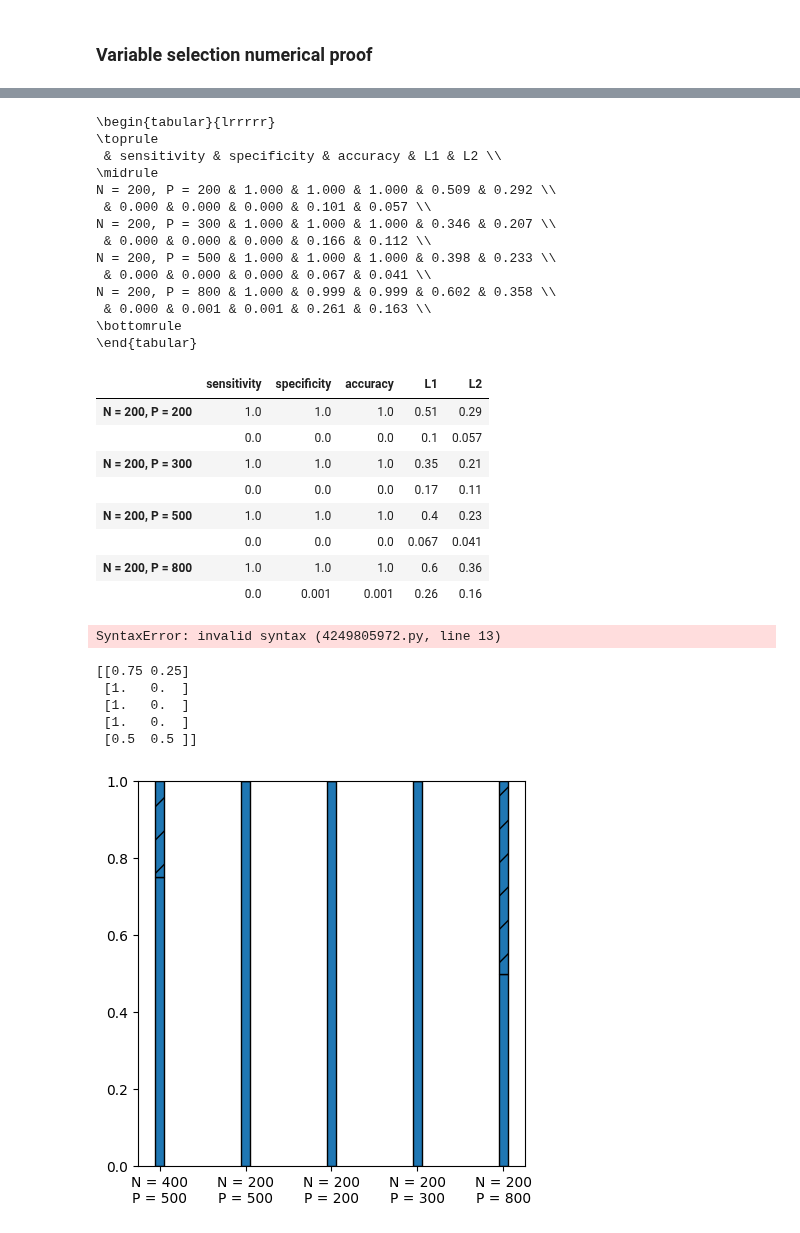
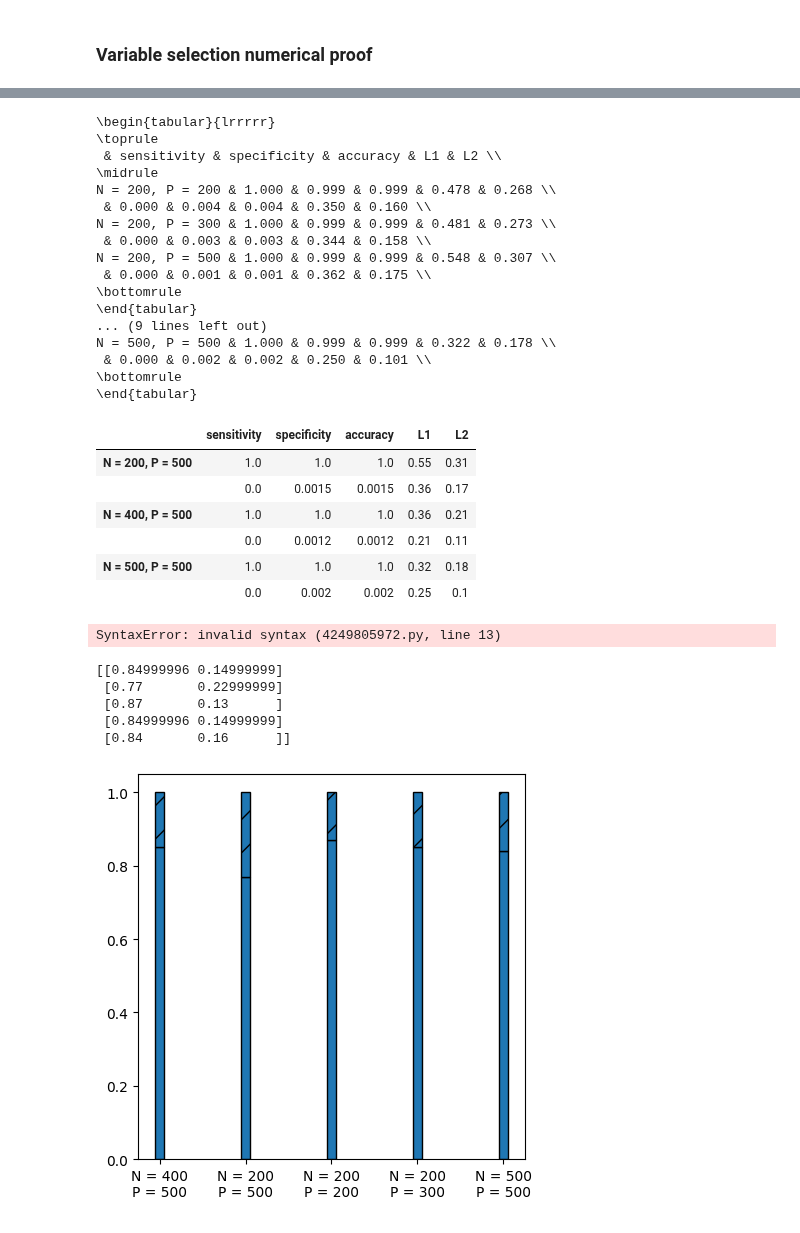
Before and after one commit to caillebotteAntoine/sdg4varselect, a Jupyter notebook: results/results_4_article/simulation_study_JM.ipynb, the cells around one changed output, grey strips where cells are left out. Saved outputs shown, nothing was run; the diff lists cells and outputs as text; code cells hidden in the pictures.

```diff
--- a/results/results_4_article/simulation_study_JM.ipynb
+++ b/results/results_4_article/simulation_study_JM.ipynb
@@ -146,16 +146,14 @@ results = TestResults(
         TestResults.load(jointModel(200, 15, 500), "files", filename_add_on=seed_name),
         TestResults.load(jointModel(200, 15, 200), "files", filename_add_on=seed_name),
         TestResults.load(jointModel(200, 15, 300), "files", filename_add_on=seed_name),
-        TestResults.load(
-            jointModel(200, 15, 800), "files", filename_add_on="S(74, 77)"
-        ),
+        TestResults.load(jointModel(500, 15, 500), "files", filename_add_on=seed_name),
     ],
     [
         {"N": 400, "J": 15, "P": 500},
         {"N": 200, "J": 15, "P": 500},
         {"N": 200, "J": 15, "P": 200},
         {"N": 200, "J": 15, "P": 300},
-        {"N": 200, "J": 15, "P": 800},
+        {"N": 500, "J": 15, "P": 500},
     ],
 )
 nrun_to_keep = min([len(t) for t in results])
@@ -557,49 +569,51 @@ def table_accuracy_article(results):
     # )
 
     pd_df = pd.DataFrame(
         df,
         columns=col,
         index=sum([[f'N = {c["N"]}, P = {c["P"]}', ""] for c in results.config], []),
     )
 
     print(pd_df.to_latex(float_format="{:.3f}".format))
 
     # .style.format(["{:.3%}".format, "{:.1}".format]*5)
     # {
     #     "sensitivity": "{:.3%}".format,
     #     "specificity": "{:.3%}".format,
     #     "accuracy": "{:.3%}".format,
     #     "L1": "{:.1f}".format,
     #     "L2": "{:.1f}".format,
     # }
     return pd_df.style.format("{:.2}".format)
 
 
 table_accuracy_article(results.filter(N=200).sort("P"))
+table_accuracy_article(results.filter(P=500).sort("N"))
 # %% [output]
 \begin{tabular}{lrrrrr}
 \toprule
  & sensitivity & specificity & accuracy & L1 & L2 \\
 \midrule
-N = 200, P = 200 & 1.000 & 1.000 & 1.000 & 0.509 & 0.292 \\
- & 0.000 & 0.000 & 0.000 & 0.101 & 0.057 \\
-N = 200, P = 300 & 1.000 & 1.000 & 1.000 & 0.346 & 0.207 \\
- & 0.000 & 0.000 & 0.000 & 0.166 & 0.112 \\
-N = 200, P = 500 & 1.000 & 1.000 & 1.000 & 0.398 & 0.233 \\
- & 0.000 & 0.000 & 0.000 & 0.067 & 0.041 \\
-N = 200, P = 800 & 1.000 & 0.999 & 0.999 & 0.602 & 0.358 \\
- & 0.000 & 0.001 & 0.001 & 0.261 & 0.163 \\
+N = 200, P = 200 & 1.000 & 0.999 & 0.999 & 0.478 & 0.268 \\
+ & 0.000 & 0.004 & 0.004 & 0.350 & 0.160 \\
+N = 200, P = 300 & 1.000 & 0.999 & 0.999 & 0.481 & 0.273 \\
+ & 0.000 & 0.003 & 0.003 & 0.344 & 0.158 \\
+N = 200, P = 500 & 1.000 & 0.999 & 0.999 & 0.548 & 0.307 \\
+ & 0.000 & 0.001 & 0.001 & 0.362 & 0.175 \\
 \bottomrule
 \end{tabular}
+... (9 lines left out)
+N = 500, P = 500 & 1.000 & 0.999 & 0.999 & 0.322 & 0.178 \\
+ & 0.000 & 0.002 & 0.002 & 0.250 & 0.101 \\
+\bottomrule
+\end{tabular}
 |  | sensitivity | specificity | accuracy | L1 | L2 |
-| N = 200, P = 200 | 1.0 | 1.0 | 1.0 | 0.51 | 0.29 |
-|  | 0.0 | 0.0 | 0.0 | 0.1 | 0.057 |
-| N = 200, P = 300 | 1.0 | 1.0 | 1.0 | 0.35 | 0.21 |
-|  | 0.0 | 0.0 | 0.0 | 0.17 | 0.11 |
-| N = 200, P = 500 | 1.0 | 1.0 | 1.0 | 0.4 | 0.23 |
-|  | 0.0 | 0.0 | 0.0 | 0.067 | 0.041 |
-| N = 200, P = 800 | 1.0 | 1.0 | 1.0 | 0.6 | 0.36 |
-|  | 0.0 | 0.001 | 0.001 | 0.26 | 0.16 |
+| N = 200, P = 500 | 1.0 | 1.0 | 1.0 | 0.55 | 0.31 |
+|  | 0.0 | 0.0015 | 0.0015 | 0.36 | 0.17 |
+| N = 400, P = 500 | 1.0 | 1.0 | 1.0 | 0.36 | 0.21 |
+|  | 0.0 | 0.0012 | 0.0012 | 0.21 | 0.11 |
+| N = 500, P = 500 | 1.0 | 1.0 | 1.0 | 0.32 | 0.18 |
+|  | 0.0 | 0.002 | 0.002 | 0.25 | 0.1 |
 # %%
 
 support_star = get_support_star(
@@ -642,9 +656,9 @@ for i in range(score_support.shape[0]):
             hatch=hatchs[j],
         )
 # %% [output]
-[[0.75 0.25]
- [1.   0.  ]
- [1.   0.  ]
- [1.   0.  ]
- [0.5  0.5 ]]
+[[0.84999996 0.14999999]
+ [0.77       0.22999999]
+ [0.87       0.13      ]
+ [0.84999996 0.14999999]
+ [0.84       0.16      ]]
-[figure, old version]
+[figure, new version]
```
Also changed, not shown: parts of 6 cells of this notebook, 9 other files.
